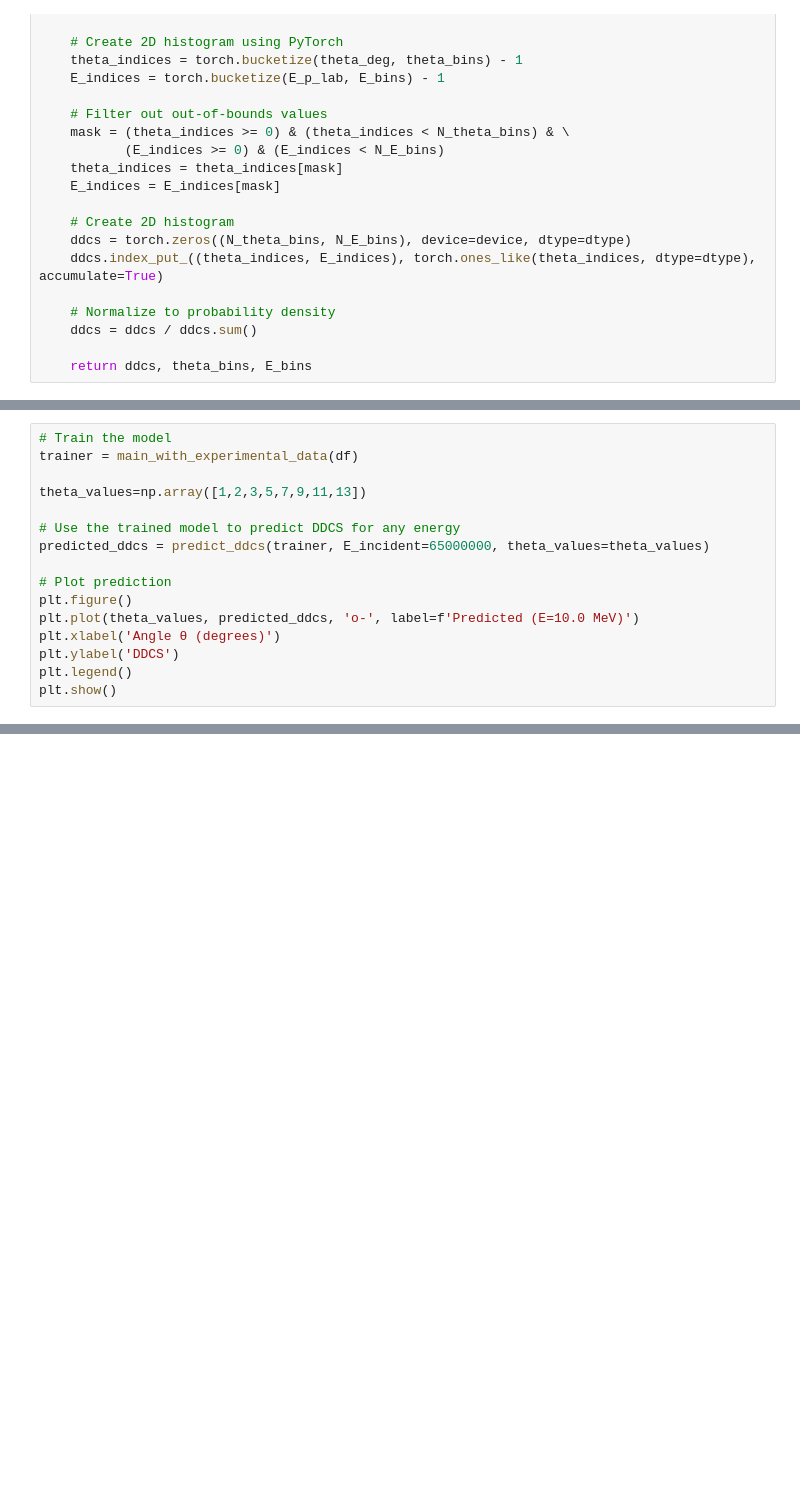
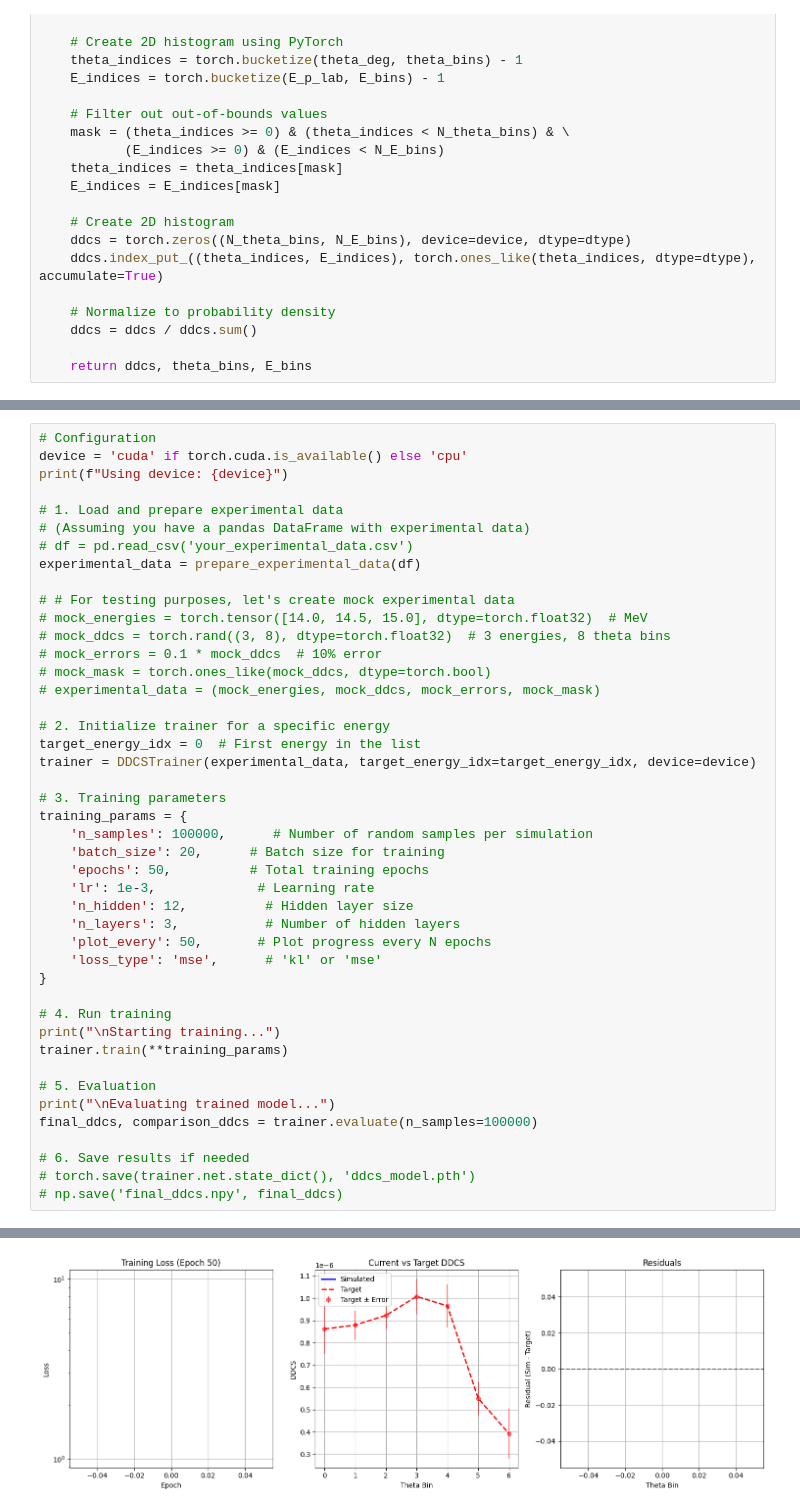
Before and after one commit to LucAstrand/MCML, a Jupyter notebook: npReaction.ipynb, the cells around one changed output, grey strips where cells are left out. Cells and saved outputs as stored; diff of their text form; blank space fills up the shorter version.

```diff
--- a/npReaction.ipynb
+++ b/npReaction.ipynb
@@ -870,16 +245,0 @@ Your DataFrame should have columns: ['E_inc', 'E_sec', 'theta', 'ddcs', 'Errddcs
-# %%
-# Train the model
-trainer = main_with_experimental_data(df)
-
-theta_values=np.array([1,2,3,5,7,9,11,13])
-
-# Use the trained model to predict DDCS for any energy
-predicted_ddcs = predict_ddcs(trainer, E_incident=65000000, theta_values=theta_values)
-
-# Plot prediction
-plt.figure()
-plt.plot(theta_values, predicted_ddcs, 'o-', label=f'Predicted (E=10.0 MeV)')
-plt.xlabel('Angle θ (degrees)')
-plt.ylabel('DDCS')
-plt.legend()
-plt.show()
@@ -906,0 +985,45 @@ Early stopping triggered
+# %%
+# Configuration
+device = 'cuda' if torch.cuda.is_available() else 'cpu'
+print(f"Using device: {device}")
+
+# 1. Load and prepare experimental data
+# (Assuming you have a pandas DataFrame with experimental data)
+# df = pd.read_csv('your_experimental_data.csv')
+experimental_data = prepare_experimental_data(df)
+
+# # For testing purposes, let's create mock experimental data
+# mock_energies = torch.tensor([14.0, 14.5, 15.0], dtype=torch.float32)  # MeV
+# mock_ddcs = torch.rand((3, 8), dtype=torch.float32)  # 3 energies, 8 theta bins
+# mock_errors = 0.1 * mock_ddcs  # 10% error
+# mock_mask = torch.ones_like(mock_ddcs, dtype=torch.bool)
+# experimental_data = (mock_energies, mock_ddcs, mock_errors, mock_mask)
+
+# 2. Initialize trainer for a specific energy
+target_energy_idx = 0  # First energy in the list
+trainer = DDCSTrainer(experimental_data, target_energy_idx=target_energy_idx, device=device)
+
+# 3. Training parameters
+training_params = {
+    'n_samples': 100000,      # Number of random samples per simulation
+    'batch_size': 20,      # Batch size for training
+    'epochs': 50,          # Total training epochs
+    'lr': 1e-3,             # Learning rate
+    'n_hidden': 12,          # Hidden layer size
+    'n_layers': 3,           # Number of hidden layers
+    'plot_every': 50,       # Plot progress every N epochs
+    'loss_type': 'mse',      # 'kl' or 'mse'
+}
+
+# 4. Run training
+print("\nStarting training...")
+trainer.train(**training_params)
+
+# 5. Evaluation
+print("\nEvaluating trained model...")
+final_ddcs, comparison_ddcs = trainer.evaluate(n_samples=100000)
+
+# 6. Save results if needed
+# torch.save(trainer.net.state_dict(), 'ddcs_model.pth')
+# np.save('final_ddcs.npy', final_ddcs)
+# %% [output]
@@ -906,0 +1047 @@ Early stopping triggered
+[figure, added]
```
Also changed, not shown: parts of 18 cells of this notebook, 4 other files.
